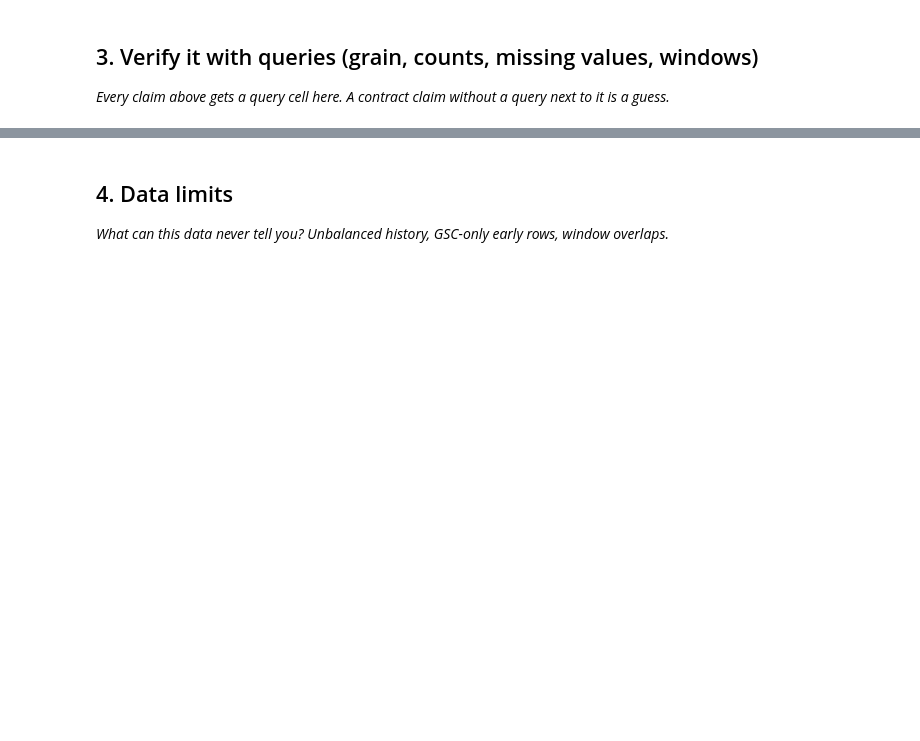
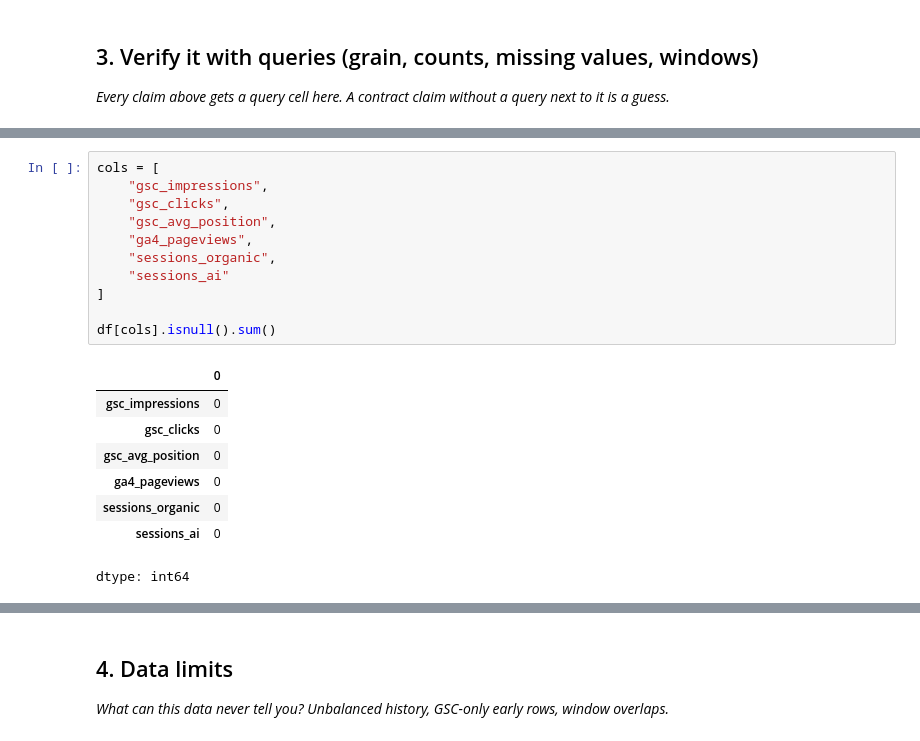
Before and after one commit to uzairmustafa291/Flyrank-ML, a Jupyter notebook: work/notebooks/w03_data_contract.ipynb, the cells around one changed output, grey strips where cells are left out. Cells and saved outputs as stored; diff of their text form; blank space fills up the shorter version.

```diff
--- a/work/notebooks/w03_data_contract.ipynb
+++ b/work/notebooks/w03_data_contract.ipynb
@@ -20,0 +139,20 @@ This skeleton is yours to fill. Work the sections **in order** — each one has
+# %%
+cols = [
+    "gsc_impressions",
+    "gsc_clicks",
+    "gsc_avg_position",
+    "ga4_pageviews",
+    "sessions_organic",
+    "sessions_ai"
+]
+
+df[cols].isnull().sum()
+# %% [output]
+|  | 0 |
+| gsc_impressions | 0 |
+| gsc_clicks | 0 |
+| gsc_avg_position | 0 |
+| ga4_pageviews | 0 |
+| sessions_organic | 0 |
+| sessions_ai | 0 |
+dtype: int64
```
Also changed, not shown: parts of 14 cells of this notebook.
